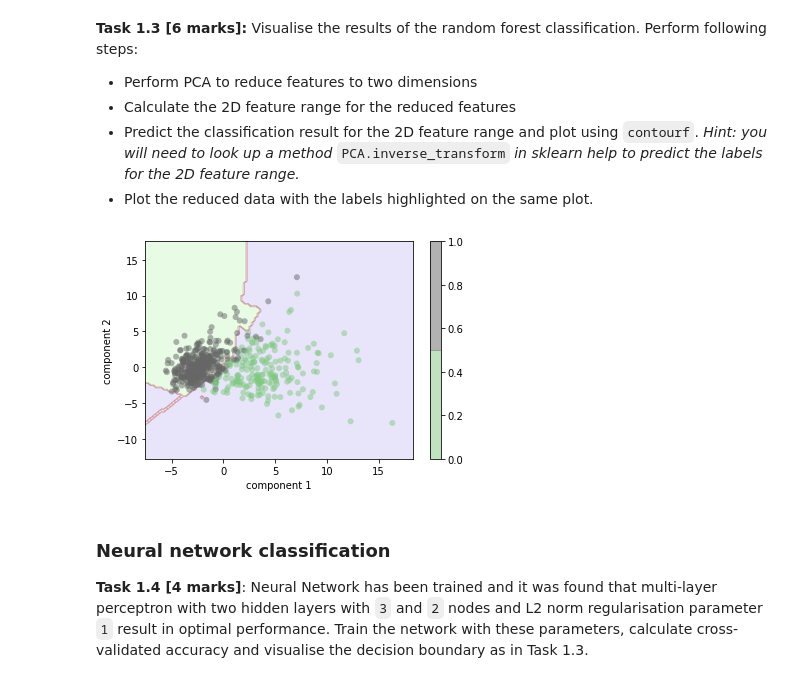
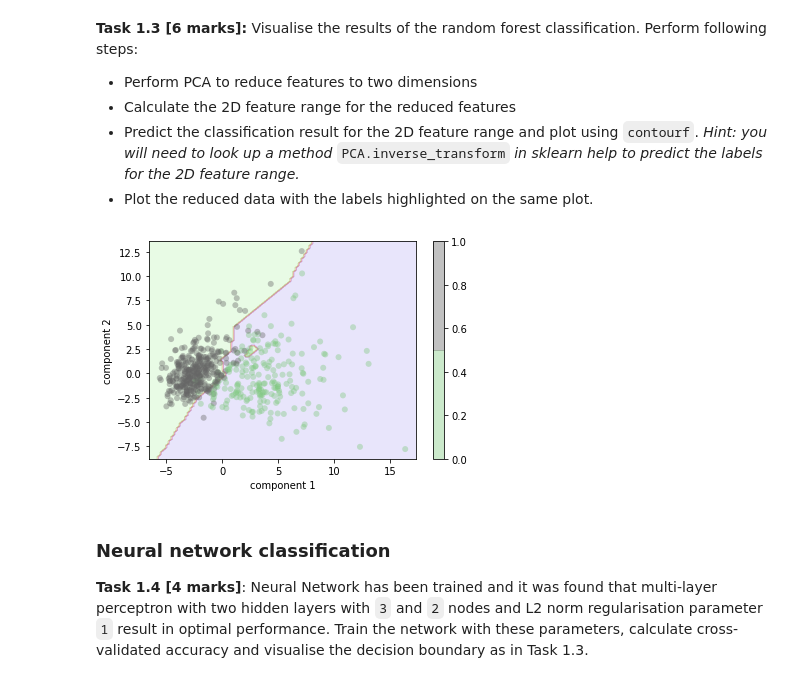
Before and after one commit to burtonye/ML_Coursework2, a Jupyter notebook: Coursework2_Ye.ipynb, the cells around one changed output. Drawn from its saved outputs; the diff is of its cells as text; code cells hidden in the pictures.

```diff
--- a/Coursework2_Ye.ipynb
+++ b/Coursework2_Ye.ipynb
@@ -133,28 +144,27 @@ print(data.feature_names[ind])
 # %%
 # Transform features using PCA
 pca = PCA(n_components =2)
 PCA_reduced=pca.fit_transform(Features)
 
 # Generate feature space
-x1 = np.linspace(principalComponents[:,0].min()-2, principalComponents[:,0].max()+2,100)
-x2 = np.linspace(principalComponents[:,1].min()-5, principalComponents[:,1].max()+5,100)
+x1 = np.linspace(PCA_reduced[:,0].min()-1, PCA_reduced[:,0].max()+1,100)
+x2 = np.linspace(PCA_reduced[:,1].min()-1, PCA_reduced[:,1].max()+1,100)
 x1,x2 = np.meshgrid(x1,x2)
 Feature_space = np.c_[x1.ravel(), x2.ravel()]
-
 
 # Predict and plot labels for the features space
 y = model.predict(pca.inverse_transform(Feature_space)).reshape(x1.shape)
 plt.contourf(x1,x2,y,cmap=plt.cm.brg,alpha = 0.1)
 
 # Plot reduced data
 plt.scatter(PCA_reduced[:, 0], PCA_reduced[:, 1],
-            c=data.target, edgecolor='none', alpha=0.5,
+            c=data.target, edgecolor='none', alpha=0.4,
             cmap=plt.cm.get_cmap('Accent', 2))
 plt.xlabel('component 1')
 plt.ylabel('component 2')
 plt.colorbar();
 # %% [output]
-[figure, old version]
+[figure, new version]
 # %% [markdown]
 ### Neural network classification
 **Task 1.4  [4 marks]**: Neural Network has been trained and it was found that multi-layer perceptron with two hidden layers with `3` and `2` nodes and L2 norm regularisation parameter `1` result in optimal performance. Train the network with these parameters, calculate cross-validated accuracy and visualise the decision boundary as in Task 1.3.
```
Also changed, not shown: parts of 36 cells of this notebook.
